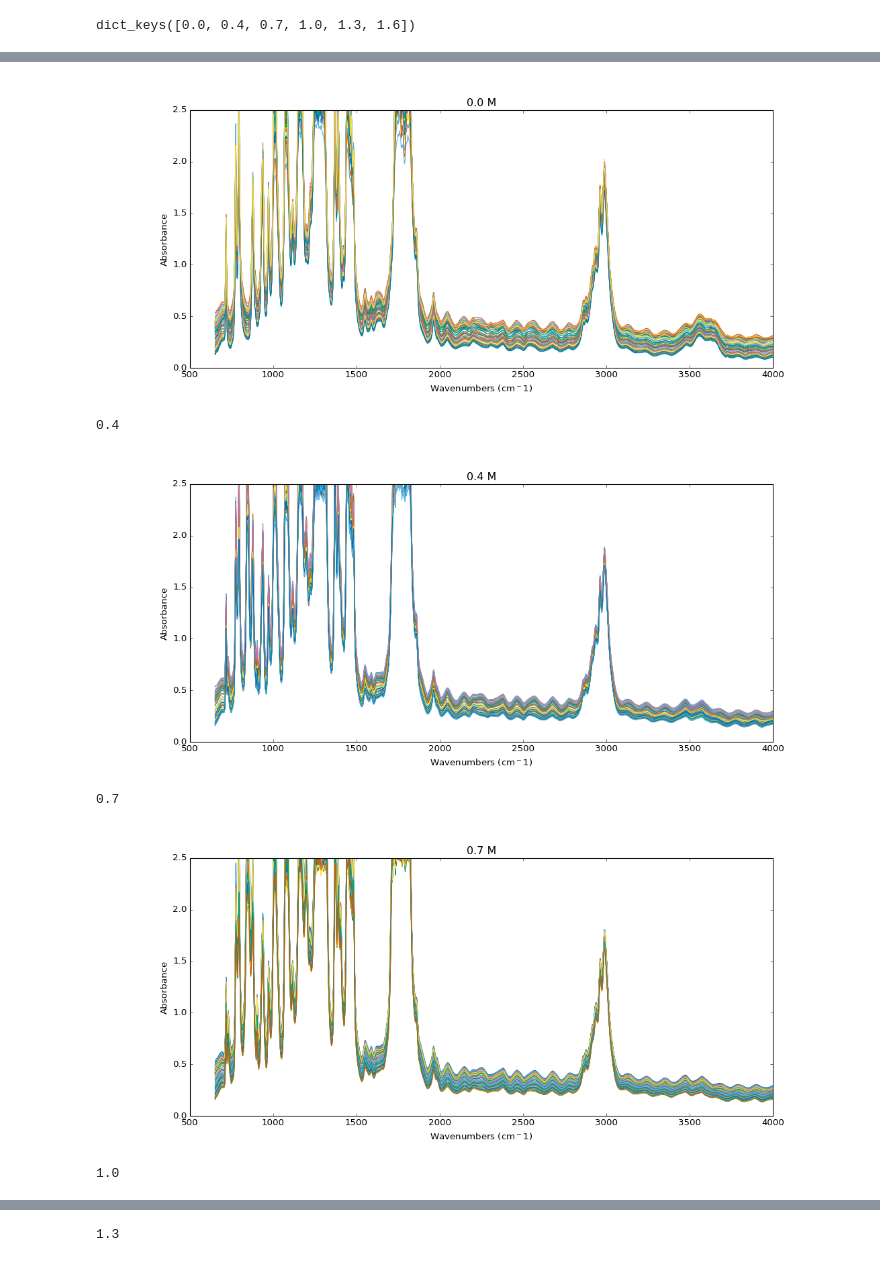
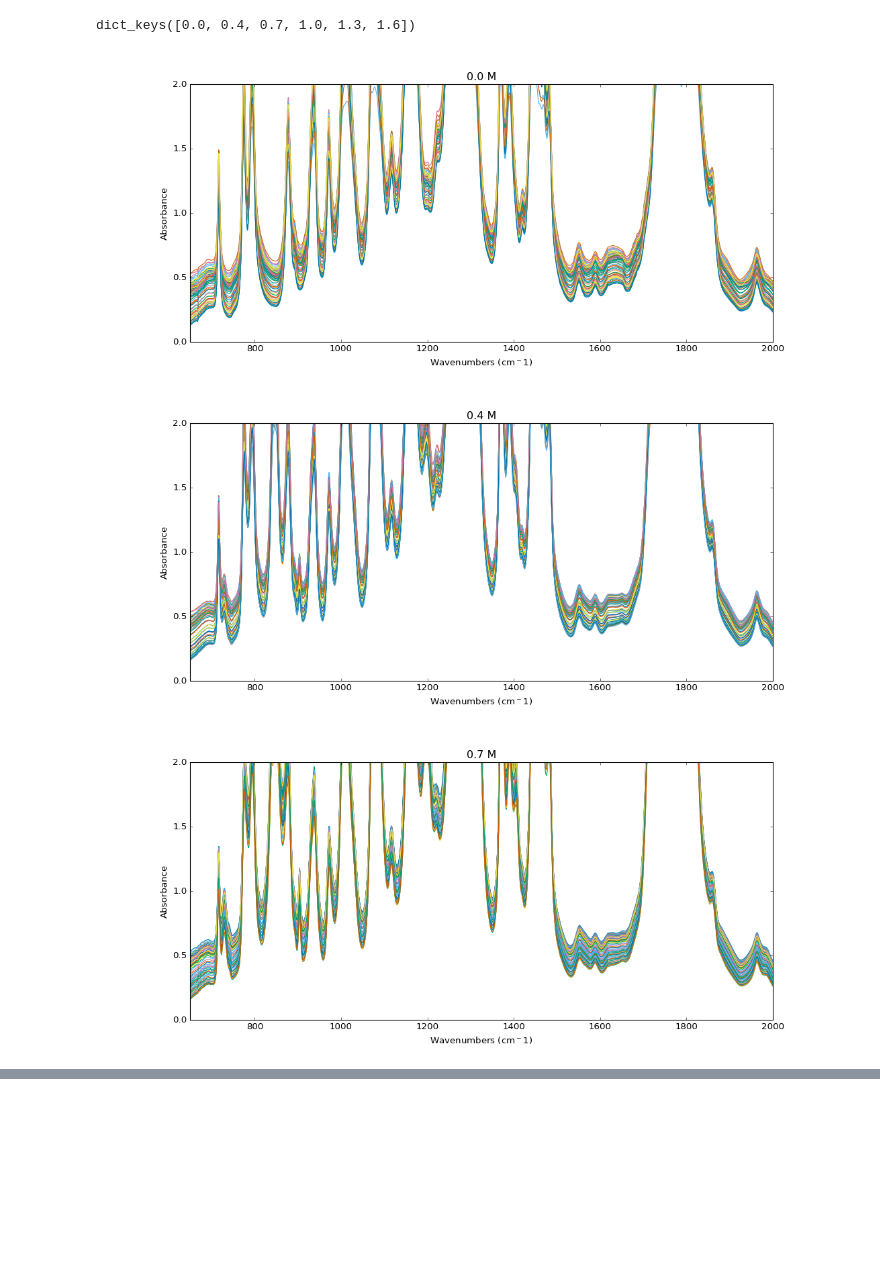
Before and after one commit to MODESBYU/MODES, a Jupyter notebook: Battery Data/Li-Li Symmetric Cell/Diagnostics/Mass_importation.ipynb, the cells around one changed output, grey strips where cells are left out. Cells and saved outputs as stored; diff of their text form; code cells hidden in the pictures; blank space fills up the shorter version.

```diff
--- a/Battery Data/Li-Li Symmetric Cell/Diagnostics/Mass_importation.ipynb
+++ b/Battery Data/Li-Li Symmetric Cell/Diagnostics/Mass_importation.ipynb
@@ -46,17 +46,21 @@ dict_keys([0.0, 0.4, 0.7, 1.0, 1.3, 1.6])
 # %%
 # create Molarity objects from the dictionary
 keys = list(data_dict.keys())
 Molarities = []
 for i in range(len(data_dict)):
     # select an NDDataset object, create a Molarity object
-    a = Molarity(obj = data_dict[keys[i]],M = keys[i],smooth = 2.5)
+    a = Molarity(obj = data_dict[keys[i]],M = keys[i],smooth = 2.0)
 
     # add to the list of Molarity arrays
     Molarities.append(a)
 
 # try calling the values from the NNDataset
-print(Molarities)
+
 for i in Molarities:
-    print(i.get_M())
+    plt.figure(figsize = (14,6))
     i.plot_all(low = 650, high = 2000)
+    plt.show()
 # %% [output]
+[figure, new version]
+[figure, new version]
+[figure, new version]
@@ -65,6 +86,0 @@ for i in Molarities:
-[figure, old version]
-0.4
-[figure, old version]
-0.7
-[figure, old version]
-1.0
@@ -72 +86,0 @@ for i in Molarities:
-1.3
```
Also changed, not shown: parts of 1 cell of this notebook.
